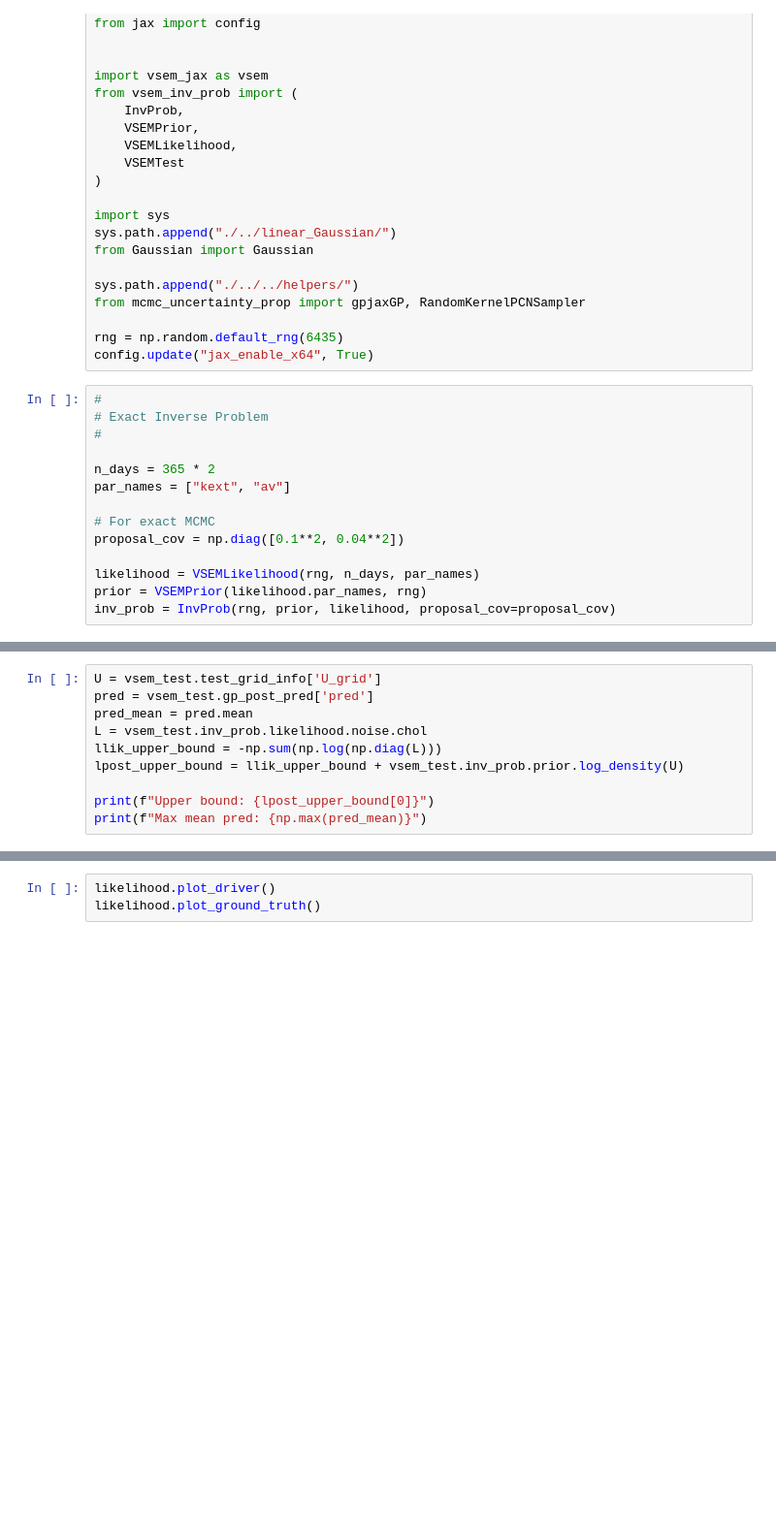
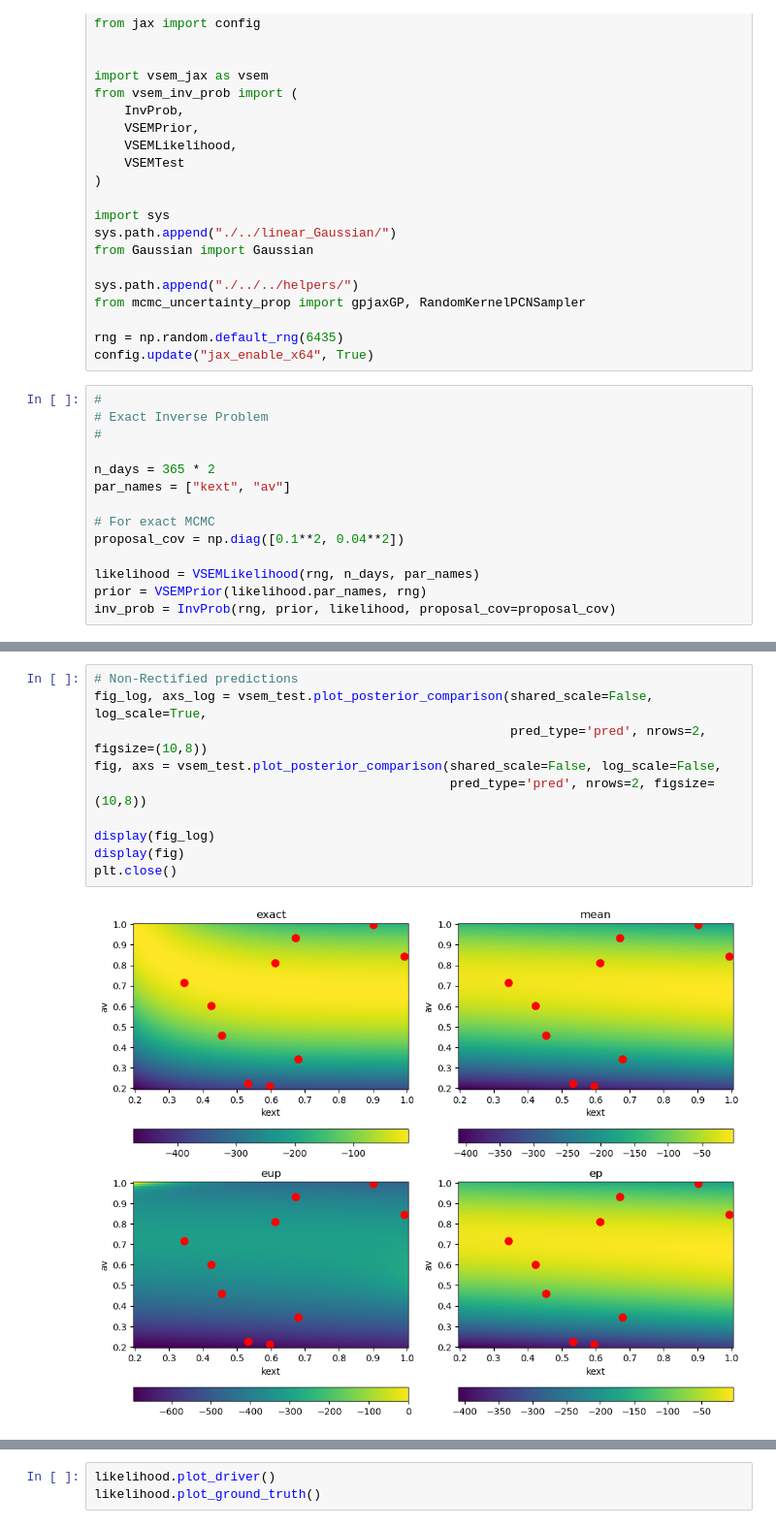
Before and after one commit to arob5/Bayesian-inference-with-surrogates, a Jupyter notebook: experiments/vsem/vsem_experiment.ipynb, the cells around one changed output, grey strips where cells are left out. Shown at 97% size. Cells and saved outputs as stored; diff of their text form; blank space fills up the shorter version.

Commit message:
rectified adjustments to emulator complete

```diff
--- a/experiments/vsem/vsem_experiment.ipynb
+++ b/experiments/vsem/vsem_experiment.ipynb
@@ -55,10 +54,12 @@ TypeError: RectifiedGaussian.__init__() missing 1 required positional argument:
-# %%
-U = vsem_test.test_grid_info['U_grid']
-pred = vsem_test.gp_post_pred['pred']
-pred_mean = pred.mean
-L = vsem_test.inv_prob.likelihood.noise.chol
-llik_upper_bound = -np.sum(np.log(np.diag(L)))
-lpost_upper_bound = llik_upper_bound + vsem_test.inv_prob.prior.log_density(U)
-
-print(f"Upper bound: {lpost_upper_bound[0]}")
-print(f"Max mean pred: {np.max(pred_mean)}")
+# %%
+# Non-Rectified predictions
+fig_log, axs_log = vsem_test.plot_posterior_comparison(shared_scale=False, log_scale=True,
+                                                       pred_type='pred', nrows=2, figsize=(10,8))
+fig, axs = vsem_test.plot_posterior_comparison(shared_scale=False, log_scale=False,
+                                               pred_type='pred', nrows=2, figsize=(10,8))
+
+display(fig_log)
+display(fig)
+plt.close()
+# %% [output]
+[figure, added]
```
Also changed, not shown: parts of 6 cells of this notebook, 3 other files.
